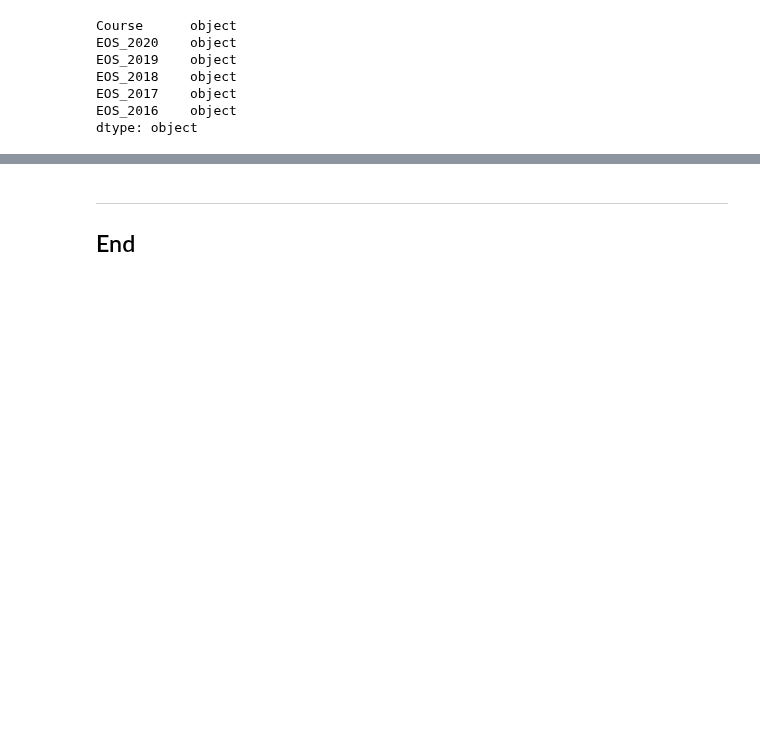
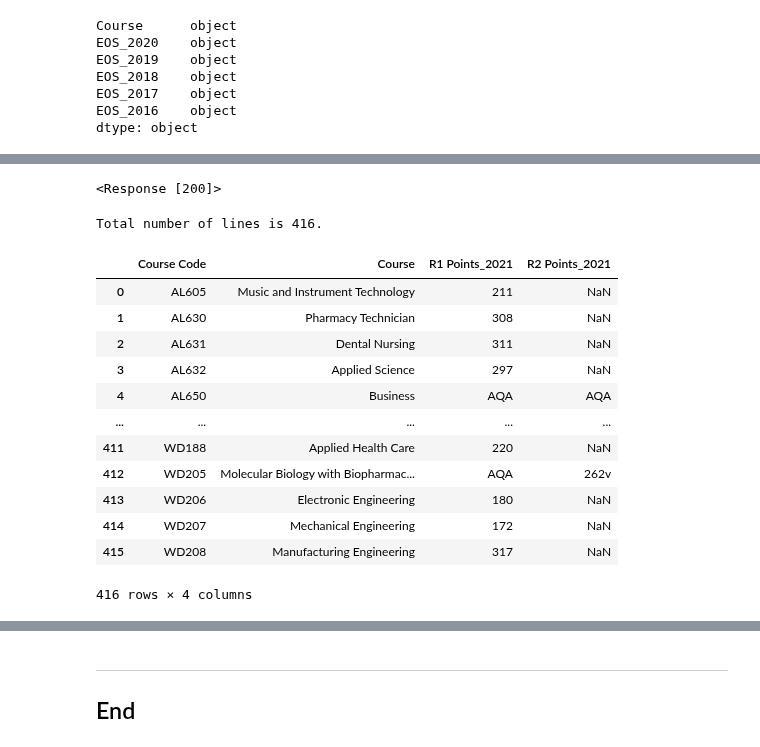
Before and after one commit to G00398275/FODA2021, a Jupyter notebook: cao.ipynb, the cells around one changed output, grey strips where cells are left out. Saved outputs shown, nothing was run; the diff lists cells and outputs as text; code cells hidden in the pictures; blank space fills up the shorter version.

```diff
--- a/cao.ipynb
+++ b/cao.ipynb
@@ -1929,0 +2011,8 @@ ValueError: Unable to parse string " Earth and Environmental Sciences" at positi
+# %%
+# Retrieving the 2021 CAO from this URL using the requests module
+resp_7_6 = rq.get('http://www2.cao.ie/points/l76.php')
+
+# Veryifing Python has downloaded the data from the URL, [200] means it's ok
+resp_7_6
+# %% [output]
+<Response [200]>
@@ -1930,3 +2036,73 @@ ValueError: Unable to parse string " Earth and Environmental Sciences" at positi
+# %%
+# Creating filepath to save the new csv file
+filepath_2021_7_6 = 'data/cao2021_7_6_csv_' + nowstr + '.csv'
+
+# Adding a counter to total the number of courses processed
+no_lines = 0
+
+# Opening filepath to save new csv file
+with open(filepath_2021_7_6, 'w') as f:
+    # Need a header row, defining column titles
+    f.write(','.join (['Course Code', 'Course', 'R1 Points_2021',
+                      'R2 Points_2021']) + '\n')
+# Looping through the lines of the data
+    for line in resp_7_6.iter_lines():
+
+        # Decode the line but using the 'wrong' encoding
+        dline = line.decode('cp1252')
+
+        # Using regular expression to match lines with courses and points only
+        if re_course.fullmatch(dline):
+
+            # Adding 1 for each line matched to give an overall total using the counter
+            no_lines = no_lines + 1
+
+            # Define the course code, first five characters using index
+            course_code = dline[:5]
+
+            # Define the course title, using index also, stripping blank spaces
+            course_title = dline [7:57].strip()
+
+            # Define the round one points column, incorporating spaces
+            course_points = re.split(' +', dline[60:])
+
+            # If the course has a round 2 points value, needs to be included
+            if len(course_points) != 2:
+                course_points = course_points[:2]
+
+            # Defining the above strings as one array
+            linesplit = [course_code, course_title,
+            course_points[0], course_points[1]]
+
+            # Concatenate the substrings after splitting but with commas in between
+            # Rejoined and using '\n' to add a new line for each course
+            f.write(','.join(linesplit) + '\n')
+
+# Displaying the total number of lines processed
+print(f"Total number of lines is {no_lines}. ")
+# %% [output]
+Total number of lines is 416.
+# %%
+# Ensure Version 2 is read into pandas, removing special characters
+# Same as previous approach, special characters removed in Notepad++
+df2021_7_6 = pd.read_csv('data/cao2021_7_6_csv_20211127_091819_ver2.csv',
+                     encoding='cp1252', sep=',')
+# %%
+df2021_7_6
+# %% [output]
+|  | Course Code | Course | R1 Points_2021 | R2 Points_2021 |
+| 0 | AL605 | Music and Instrument Technology | 211 | NaN |
+| 1 | AL630 | Pharmacy Technician | 308 | NaN |
+| 2 | AL631 | Dental Nursing | 311 | NaN |
+| 3 | AL632 | Applied Science | 297 | NaN |
+| 4 | AL650 | Business | AQA | AQA |
+| ... | ... | ... | ... | ... |
+| 411 | WD188 | Applied Health Care | 220 | NaN |
+| 412 | WD205 | Molecular Biology with Biopharmac... | AQA | 262v |
+| 413 | WD206 | Electronic Engineering | 180 | NaN |
+| 414 | WD207 | Mechanical Engineering | 172 | NaN |
+| 415 | WD208 | Manufacturing Engineering | 317 | NaN |
+416 rows × 4 columns
 # %% [markdown]
 ## References
 ***
```
Also changed, not shown: parts of 24 cells of this notebook, 40 other files.
